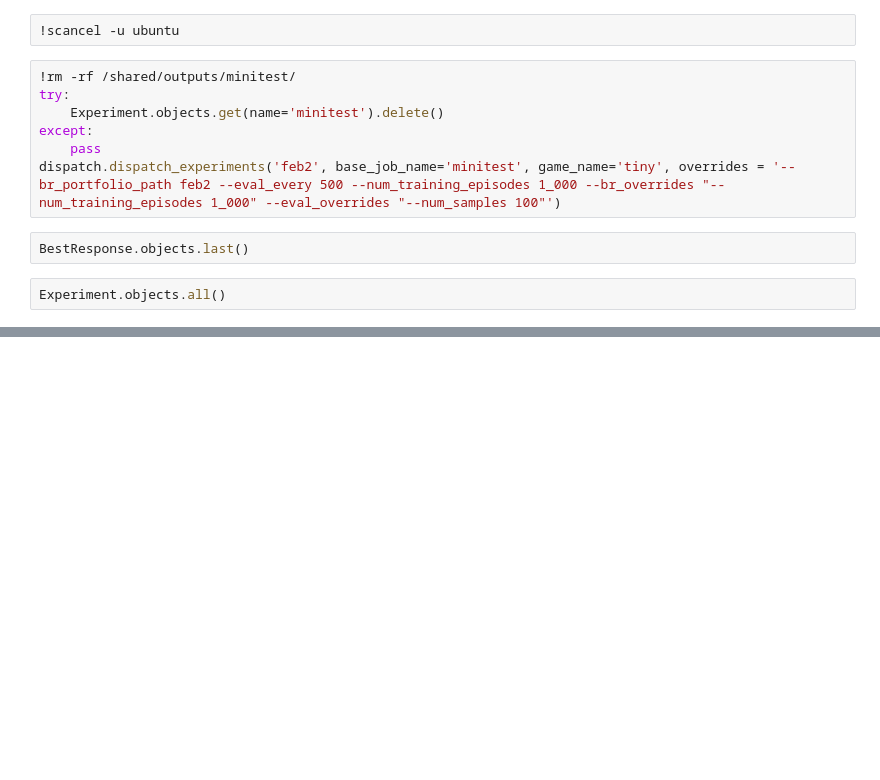
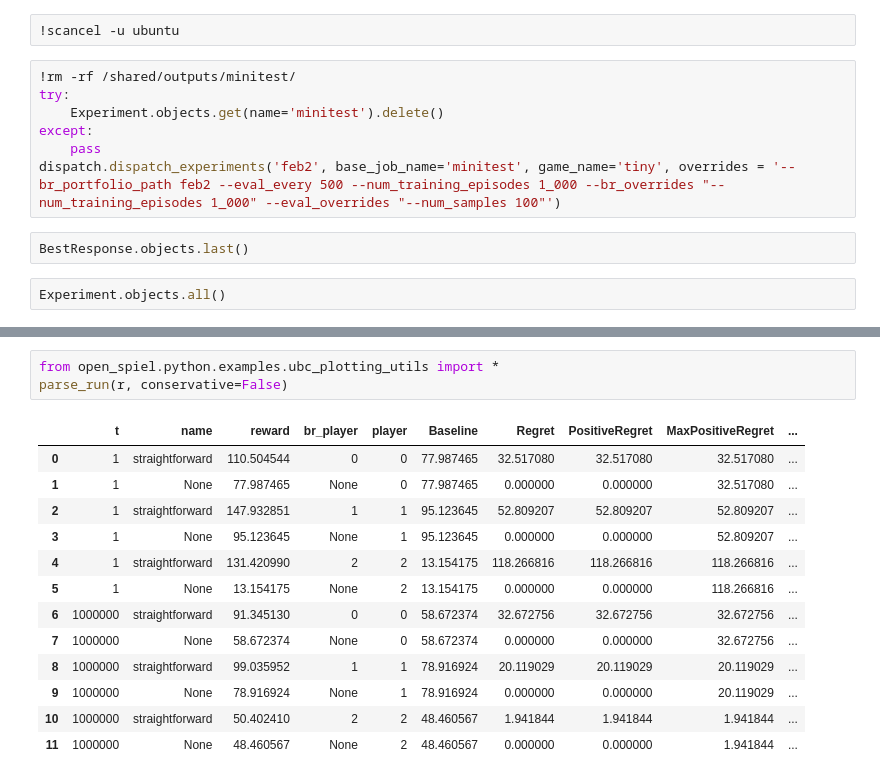
Before and after one commit to newmanne/open_spiel, a Jupyter notebook: open_spiel/python/examples/notebooks/ExperimentLauncher.ipynb, the cells around one changed output, grey strips where cells are left out. Saved outputs shown, nothing was run; the diff lists cells and outputs as text; blank space fills up the shorter version.

```diff
--- a/open_spiel/python/examples/notebooks/ExperimentLauncher.ipynb
+++ b/open_spiel/python/examples/notebooks/ExperimentLauncher.ipynb
@@ -257,0 +215,17 @@ tensor([1., 1., 1., 1., 1., 1., 1., 1., 1., 1., 1., 1., 1., 1., 1., 1., 1., 1.,
+# %%
+from open_spiel.python.examples.ubc_plotting_utils import *
+parse_run(r, conservative=False)
+# %% [output]
+|  | t | name | reward | br_player | player | Baseline | Regret | PositiveRegret | MaxPositiveRegret | ... |
+| 0 | 1 | straightforward | 110.504544 | 0 | 0 | 77.987465 | 32.517080 | 32.517080 | 32.517080 | ... |
+| 1 | 1 | None | 77.987465 | None | 0 | 77.987465 | 0.000000 | 0.000000 | 32.517080 | ... |
+| 2 | 1 | straightforward | 147.932851 | 1 | 1 | 95.123645 | 52.809207 | 52.809207 | 52.809207 | ... |
+| 3 | 1 | None | 95.123645 | None | 1 | 95.123645 | 0.000000 | 0.000000 | 52.809207 | ... |
+| 4 | 1 | straightforward | 131.420990 | 2 | 2 | 13.154175 | 118.266816 | 118.266816 | 118.266816 | ... |
+| 5 | 1 | None | 13.154175 | None | 2 | 13.154175 | 0.000000 | 0.000000 | 118.266816 | ... |
+| 6 | 1000000 | straightforward | 91.345130 | 0 | 0 | 58.672374 | 32.672756 | 32.672756 | 32.672756 | ... |
+| 7 | 1000000 | None | 58.672374 | None | 0 | 58.672374 | 0.000000 | 0.000000 | 32.672756 | ... |
+| 8 | 1000000 | straightforward | 99.035952 | 1 | 1 | 78.916924 | 20.119029 | 20.119029 | 20.119029 | ... |
+| 9 | 1000000 | None | 78.916924 | None | 1 | 78.916924 | 0.000000 | 0.000000 | 20.119029 | ... |
+| 10 | 1000000 | straightforward | 50.402410 | 2 | 2 | 48.460567 | 1.941844 | 1.941844 | 1.941844 | ... |
+| 11 | 1000000 | None | 48.460567 | None | 2 | 48.460567 | 0.000000 | 0.000000 | 1.941844 | ... |
```
Also changed, not shown: parts of 24 cells of this notebook, 9 other files.
